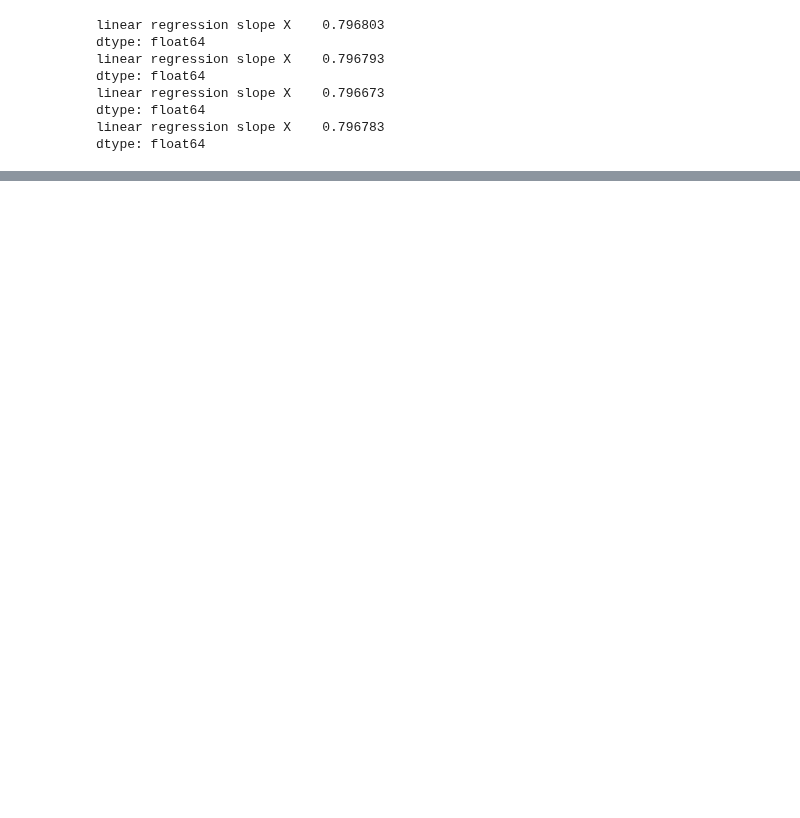
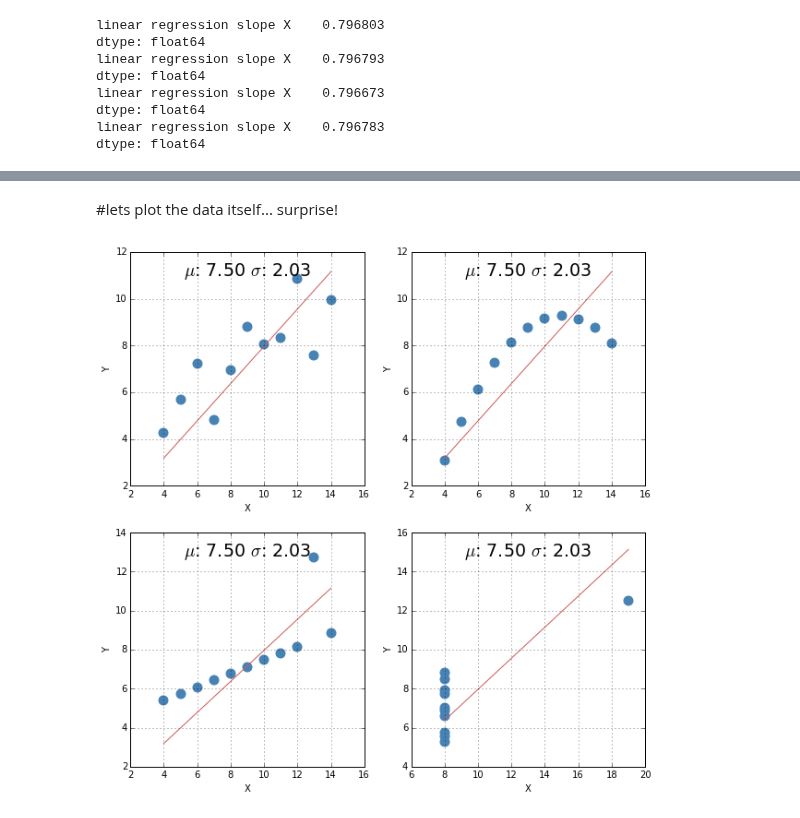
Before and after one commit to fedhere/UInotebooks, a Jupyter notebook: Anscombe's Quartet.ipynb, the cells around one changed output, grey strips where cells are left out. Drawn from its saved outputs; the diff is of its cells as text; code cells hidden in the pictures; blank space fills up the shorter version.

```diff
--- a/Anscombe's Quartet.ipynb
+++ b/Anscombe's Quartet.ipynb
@@ -154,18 +204,22 @@ pl.show()
+# %% [markdown]
+#lets plot the data itself... surprise!
 # %%
 fig=pl.figure(figsize=(10,10))
 ax=[0]*4
 
 ax[0]=fig.add_subplot(221)
 ax[1]=fig.add_subplot(222)
 ax[2]=fig.add_subplot(223)
 ax[3]=fig.add_subplot(224)
 
 for i,a in enumerate([ansc.I,ansc.II,ansc.III,ansc.IV]):
     #
     a.plot(kind='scatter',s=100, x='X',y='Y', color='SteelBlue', ax=ax[i])
     xlims=ax[i].get_xlim()
     X_prime = np.linspace(a.X.min(), a.X.max(), 100)[:, np.newaxis]
     y_hat = regmodels[i].predict(X_prime)
     ax[i].plot(X_prime[:, 0], y_hat, '-', color='IndianRed')
-    #pl.plot( ansc.I.X, ansc.I.Y)
+    ax[i].text(0.5, 0.9, r"$\mu$: %.2f $\sigma$: %.2f"%(a.Y.mean(),a.Y.std()), horizontalalignment="center", transform=ax[i].transAxes, fontsize=19)
 pl.show()
+# %% [output]
+[figure, added]
```
Also changed, not shown: parts of 17 cells of this notebook.
